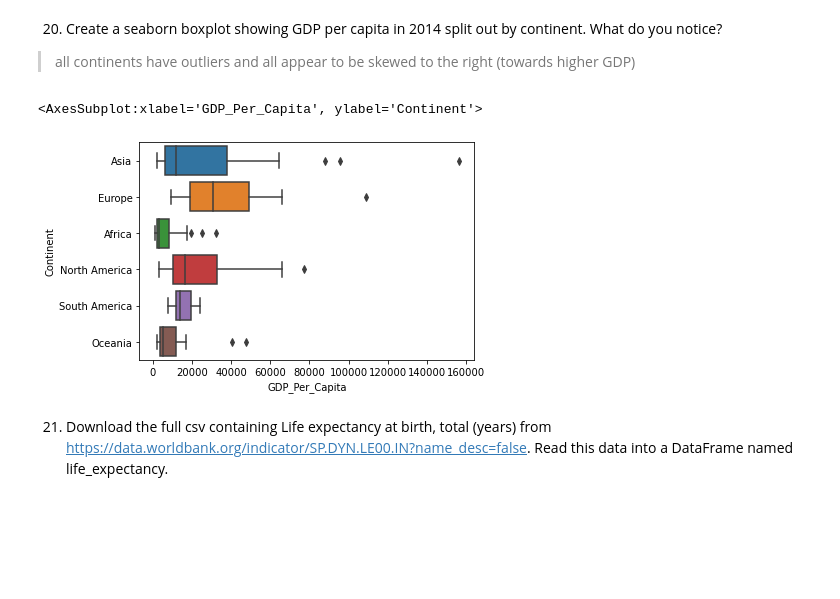
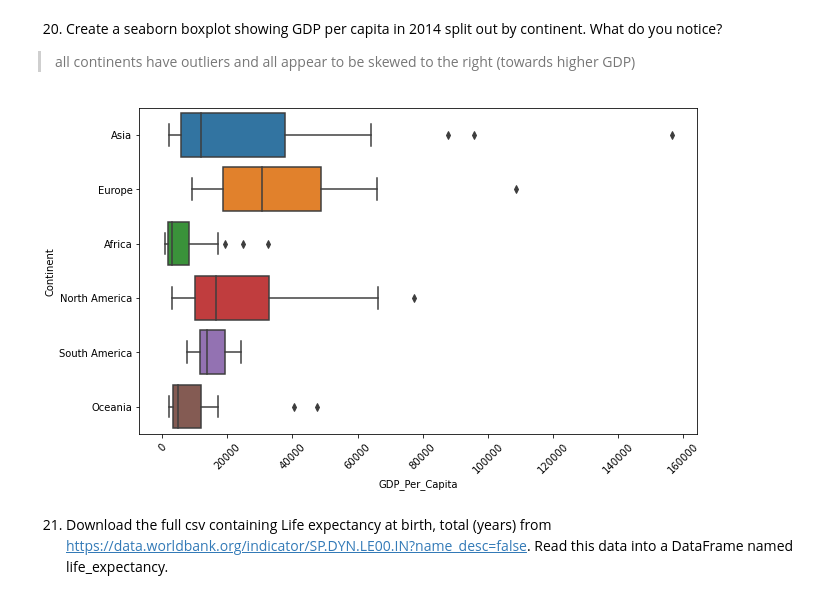
Before and after one commit to tomoumer/un_data_question-tomoumer, a Jupyter notebook: notebooks/UN_Data_Exploration.ipynb, the cells around one changed output. Cells and saved outputs as stored; diff of their text form; code cells hidden in the pictures; blank space fills up the shorter version.

```diff
--- a/notebooks/UN_Data_Exploration.ipynb
+++ b/notebooks/UN_Data_Exploration.ipynb
@@ -216,7 +217,8 @@ continents = pd.read_csv('../data/continents.csv')
 18. Merge gdp_df and continents. Keep only the countries that appear in both data frames. Save the result back to gdp_df.
 # %%
 #the inner command, which is used by default, is what makes sure that the country appears in both sets
-gdp_df = pd.merge(gdp_df, continents, how='inner', on='Country')
+#also Country can be omitted here since it appears in both
+gdp_df = pd.merge(left=gdp_df, right=continents, how='inner', on='Country')
 # %% [markdown]
 19. Determine the number of countries per continent. Create a bar chart showing this.
 # %%
@@ -240,11 +242,20 @@ plt.show()
 # %%
 # first need to add continents to gdp_2014
 # for seaborn, the "data =" needs to be there, can't just pass the dataframe or other object
-gdp_2014 = pd.merge(gdp_2014, continents, how='inner', on='Country')
-sns.boxplot(data=gdp_2014, x='GDP_Per_Capita', y='Continent')
+# gdp_2014 = pd.merge(gdp_2014, continents, how='inner', on='Country')
+# sns.boxplot(data=gdp_2014, x='GDP_Per_Capita', y='Continent');
+
+fig, ax = plt.subplots(figsize = (10,6)) #this makes the plot larger, by scaling the axis
+
+sns.boxplot(
+    data = gdp_df.loc[gdp_df['Year'] == 2014],
+    x = 'GDP_Per_Capita',
+    y = 'Continent',
+    ax=ax
+)
+plt.xticks(rotation = 45); #to rotate the x axis
 # %% [output]
-<AxesSubplot:xlabel='GDP_Per_Capita', ylabel='Continent'>
-[figure, old version]
+[figure, new version]
 # %% [markdown]
 21. Download the full csv containing Life expectancy at birth, total (years) from https://data.worldbank.org/indicator/SP.DYN.LE00.IN?name_desc=false. Read this data into a DataFrame named life_expectancy.
 # %%
```
Also changed, not shown: parts of 23 cells of this notebook, 1 other file.
